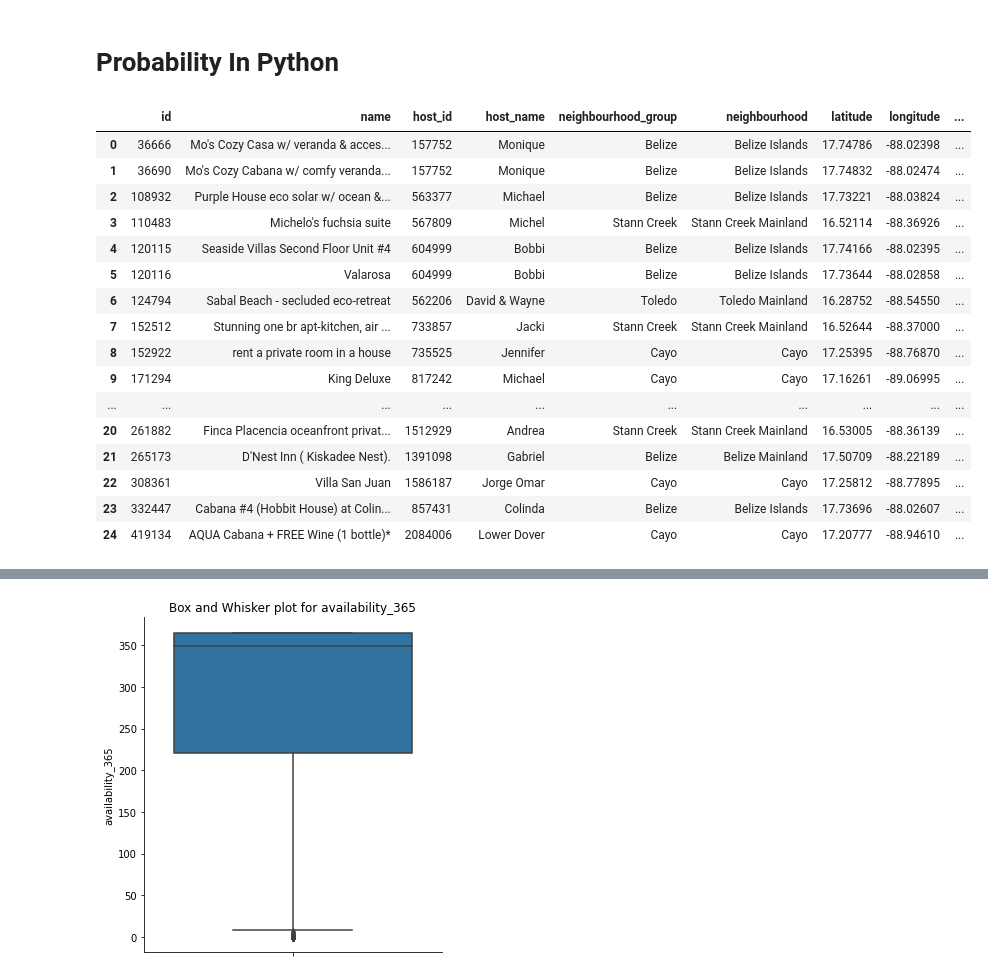
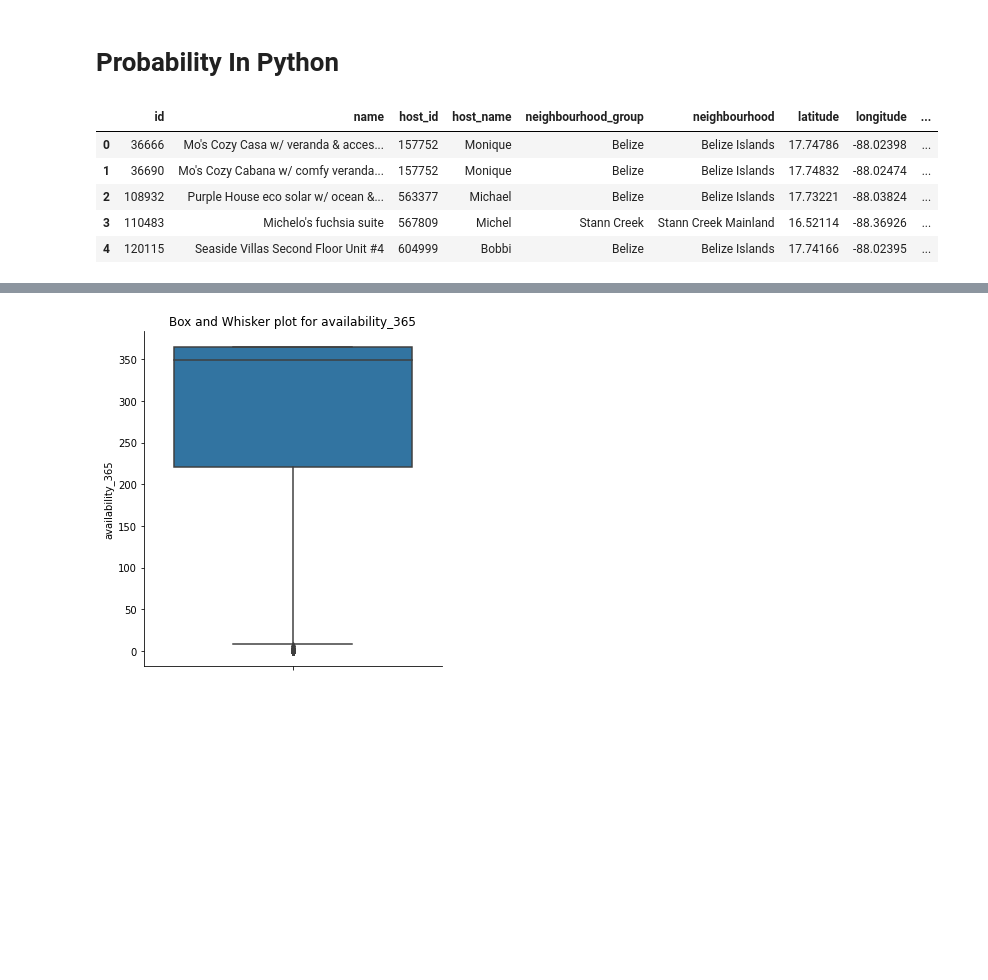
Before and after one commit to mangaioct6/Week9Probability, a Jupyter notebook: Probability_in_Python.ipynb, the cells around one changed output, grey strips where cells are left out. Saved outputs shown, nothing was run; the diff lists cells and outputs as text; code cells hidden in the pictures; blank space fills up the shorter version.

```diff
--- a/Probability_in_Python.ipynb
+++ b/Probability_in_Python.ipynb
@@ -26,22 +9,11 @@ from scipy.stats import stats
 #belize listings csv file into dataframe
 belize_df=pd.read_csv('belize_airbnb_listings.csv')
 # %%
-belize_df.head(25)
+belize_df.head()
 # %% [output]
 |  | id | name | host_id | host_name | neighbourhood_group | neighbourhood | latitude | longitude | ... |
 | 0 | 36666 | Mo's Cozy Casa w/ veranda & acces... | 157752 | Monique | Belize | Belize Islands | 17.74786 | -88.02398 | ... |
 | 1 | 36690 | Mo's Cozy Cabana w/ comfy veranda... | 157752 | Monique | Belize | Belize Islands | 17.74832 | -88.02474 | ... |
 | 2 | 108932 | Purple House eco solar w/ ocean &... | 563377 | Michael | Belize | Belize Islands | 17.73221 | -88.03824 | ... |
 | 3 | 110483 | Michelo's fuchsia suite | 567809 | Michel | Stann Creek | Stann Creek Mainland | 16.52114 | -88.36926 | ... |
 | 4 | 120115 | Seaside Villas Second Floor Unit #4 | 604999 | Bobbi | Belize | Belize Islands | 17.74166 | -88.02395 | ... |
-| 5 | 120116 | Valarosa | 604999 | Bobbi | Belize | Belize Islands | 17.73644 | -88.02858 | ... |
-| 6 | 124794 | Sabal Beach - secluded eco-retreat | 562206 | David & Wayne | Toledo | Toledo Mainland | 16.28752 | -88.54550 | ... |
-| 7 | 152512 | Stunning one br apt-kitchen, air ... | 733857 | Jacki | Stann Creek | Stann Creek Mainland | 16.52644 | -88.37000 | ... |
-| 8 | 152922 | rent a private room in a house | 735525 | Jennifer | Cayo | Cayo | 17.25395 | -88.76870 | ... |
-| 9 | 171294 | King Deluxe | 817242 | Michael | Cayo | Cayo | 17.16261 | -89.06995 | ... |
-| ... | ... | ... | ... | ... | ... | ... | ... | ... | ... |
-| 20 | 261882 | Finca Placencia oceanfront privat... | 1512929 | Andrea | Stann Creek | Stann Creek Mainland | 16.53005 | -88.36139 | ... |
-| 21 | 265173 | D'Nest Inn ( Kiskadee Nest). | 1391098 | Gabriel | Belize | Belize Mainland | 17.50709 | -88.22189 | ... |
-| 22 | 308361 | Villa San Juan | 1586187 | Jorge Omar | Cayo | Cayo | 17.25812 | -88.77895 | ... |
-| 23 | 332447 | Cabana #4 (Hobbit House) at Colin... | 857431 | Colinda | Belize | Belize Islands | 17.73696 | -88.02607 | ... |
-| 24 | 419134 | AQUA Cabana + FREE Wine (1 bottle)* | 2084006 | Lower Dover | Cayo | Cayo | 17.20777 | -88.94610 | ... |
```
Also changed, not shown: parts of 42 cells of this notebook.
